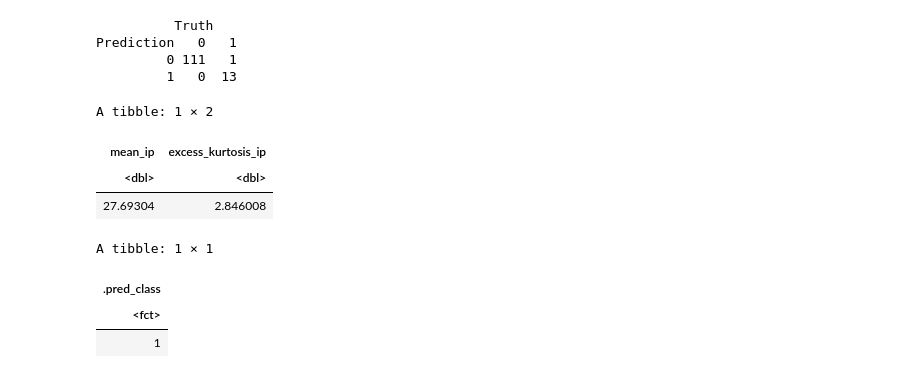
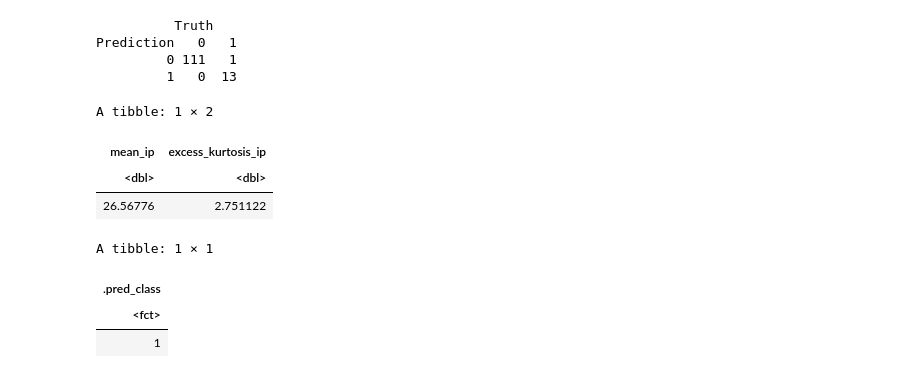
Before and after one commit to kseniak1/DSCI100-Project, a Jupyter notebook: Avishka_notebook.ipynb, the cells around one changed output. Saved outputs shown, nothing was run; the diff lists cells and outputs as text; code cells hidden in the pictures.

```diff
--- a/Avishka_notebook.ipynb
+++ b/Avishka_notebook.ipynb
@@ -395,22 +398,22 @@ Prediction   0   1
          0 111   1
          1   0  13
 # %%
-#Predicting the class of a new observation using our model
+#Generating a new observation and predicting its class using our model
 
 set.seed(19)
 
-random_mean = runif(1, min = 5.8125000, max = 192.617188)
-random_excess = runif(1, min = -1.8760112, max = 7.879628)
-random_point = tibble(mean_ip = random_mean, excess_kurtosis_ip = random_excess)
+random_mean_ip = runif(1, min = 6.5000000, max = 177.828125)
+random_excess_kurtosis_ip = runif(1, min = -1.4398314, max = 7.218631)
+random_point = tibble(mean_ip = random_mean_ip, excess_kurtosis_ip = random_excess_kurtosis_ip)
 random_point
 
 class_prediction <- predict(pulsar_model_fit, random_point)
 class_prediction
 # %% [output]
 A tibble: 1 × 2
 | mean_ip | excess_kurtosis_ip |
 | <dbl> | <dbl> |
-| 27.69304 | 2.846008 |
+| 26.56776 | 2.751122 |
 A tibble: 1 × 1
 | .pred_class |
 | <fct> |
```
Also changed, not shown: parts of 16 cells of this notebook.
